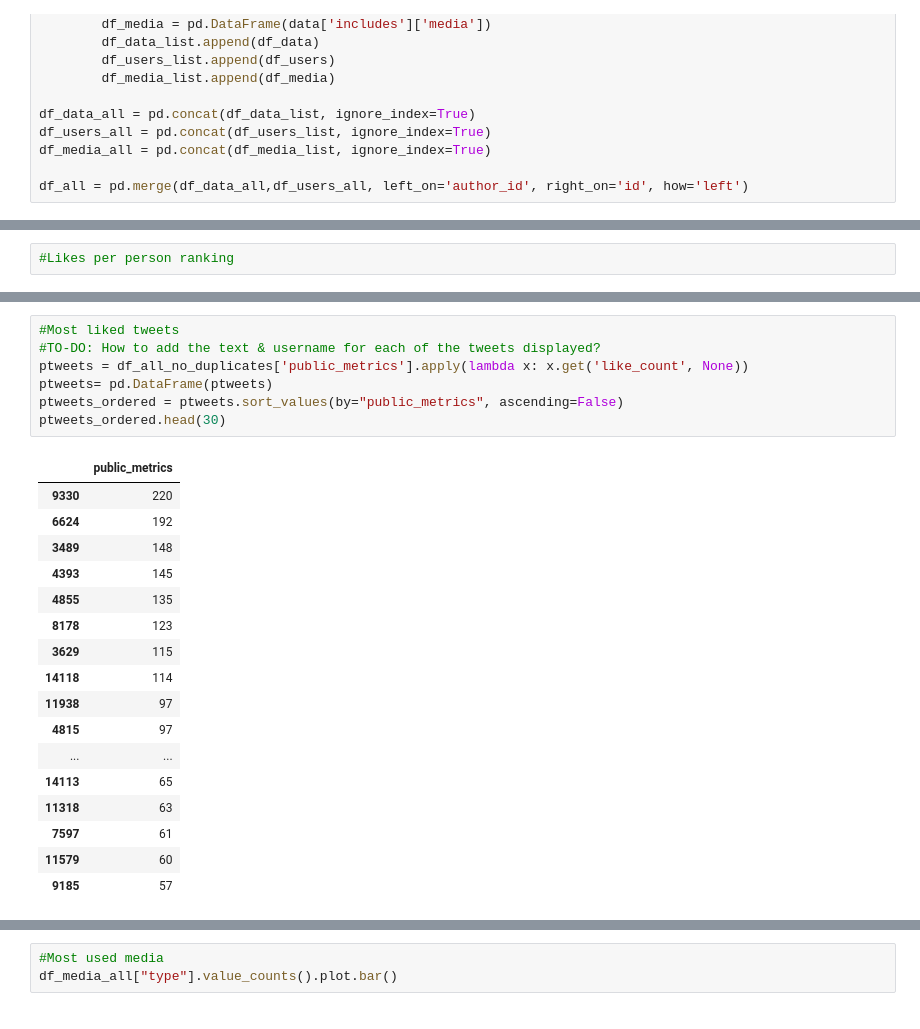
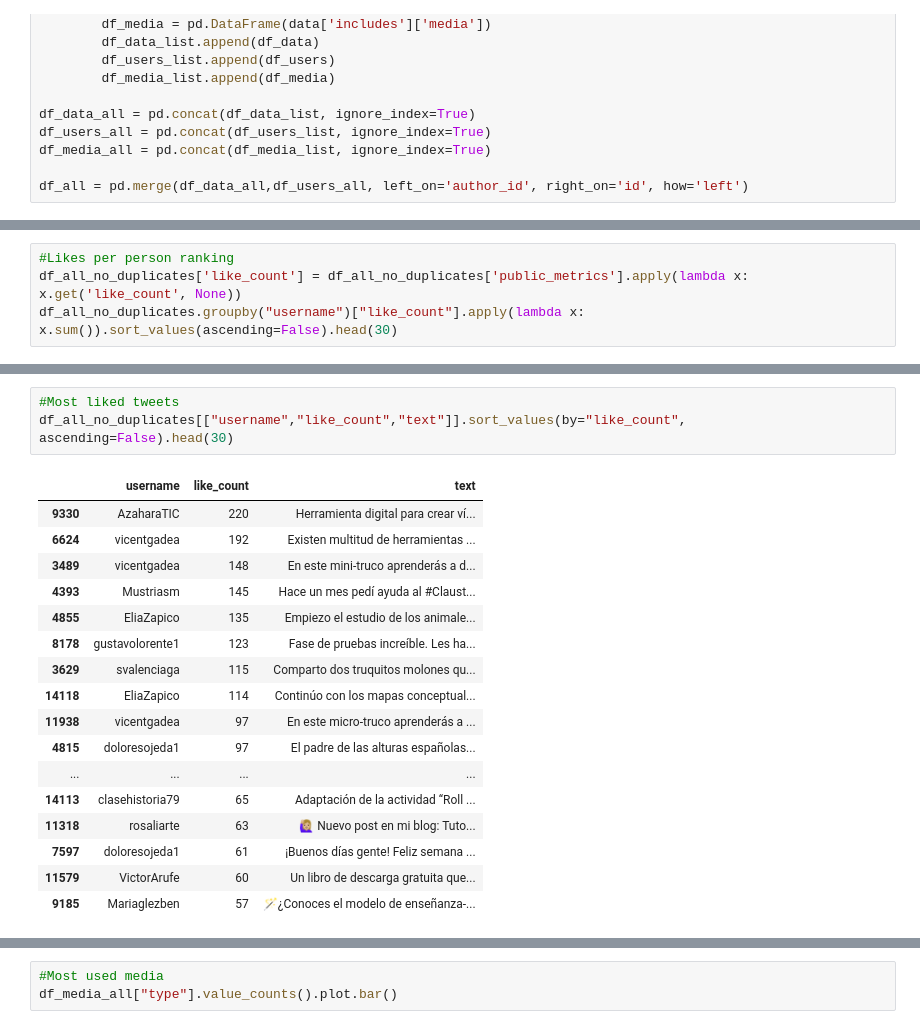
Before and after one commit to sitol/edu_, a Jupyter notebook: claustrovirtual_data_analysis.ipynb, the cells around one changed output, grey strips where cells are left out. Saved outputs shown, nothing was run; the diff lists cells and outputs as text.

Commit message:
all metrics finished, pltting to be done

```diff
--- a/claustrovirtual_data_analysis.ipynb
+++ b/claustrovirtual_data_analysis.ipynb
@@ -79,2 +126,4 @@ dtype: int64
 # %%
 #Likes per person ranking
+df_all_no_duplicates['like_count'] = df_all_no_duplicates['public_metrics'].apply(lambda x: x.get('like_count', None))
+df_all_no_duplicates.groupby("username")["like_count"].apply(lambda x: x.sum()).sort_values(ascending=False).head(30)
@@ -138,27 +202,23 @@ dtype: int64
 # %%
 #Most liked tweets
-#TO-DO: How to add the text & username for each of the tweets displayed?
-ptweets = df_all_no_duplicates['public_metrics'].apply(lambda x: x.get('like_count', None))
-ptweets= pd.DataFrame(ptweets)
-ptweets_ordered = ptweets.sort_values(by="public_metrics", ascending=False)
-ptweets_ordered.head(30)
+df_all_no_duplicates[["username","like_count","text"]].sort_values(by="like_count", ascending=False).head(30)
 # %% [output]
-|  | public_metrics |
-| 9330 | 220 |
-| 6624 | 192 |
-| 3489 | 148 |
-| 4393 | 145 |
-| 4855 | 135 |
-| 8178 | 123 |
-| 3629 | 115 |
-| 14118 | 114 |
-| 11938 | 97 |
-| 4815 | 97 |
-| ... | ... |
-| 14113 | 65 |
-| 11318 | 63 |
-| 7597 | 61 |
-| 11579 | 60 |
-| 9185 | 57 |
+|  | username | like_count | text |
+| 9330 | AzaharaTIC | 220 | Herramienta digital para crear ví... |
+| 6624 | vicentgadea | 192 | Existen multitud de herramientas ... |
+| 3489 | vicentgadea | 148 | En este mini-truco aprenderás a d... |
+| 4393 | Mustriasm | 145 | Hace un mes pedí ayuda al #Claust... |
+| 4855 | EliaZapico | 135 | Empiezo el estudio de los animale... |
+| 8178 | gustavolorente1 | 123 | Fase de pruebas increíble. Les ha... |
+| 3629 | svalenciaga | 115 | Comparto dos truquitos molones qu... |
+| 14118 | EliaZapico | 114 | Continúo con los mapas conceptual... |
+| 11938 | vicentgadea | 97 | En este micro-truco aprenderás a ... |
+| 4815 | doloresojeda1 | 97 | El padre de las alturas españolas... |
+| ... | ... | ... | ... |
+| 14113 | clasehistoria79 | 65 | Adaptación de la actividad “Roll ... |
+| 11318 | rosaliarte | 63 | 🙋🏼‍♀️ Nuevo post en mi blog: Tuto... |
+| 7597 | doloresojeda1 | 61 | ¡Buenos días gente! Feliz semana ... |
+| 11579 | VictorArufe | 60 | Un libro de descarga gratuita que... |
+| 9185 | Mariaglezben | 57 | 🪄¿Conoces el modelo de enseñanza-... |
 # %%
 #Tweets with most answers
```
Also changed, not shown: parts of 12 cells of this notebook.
